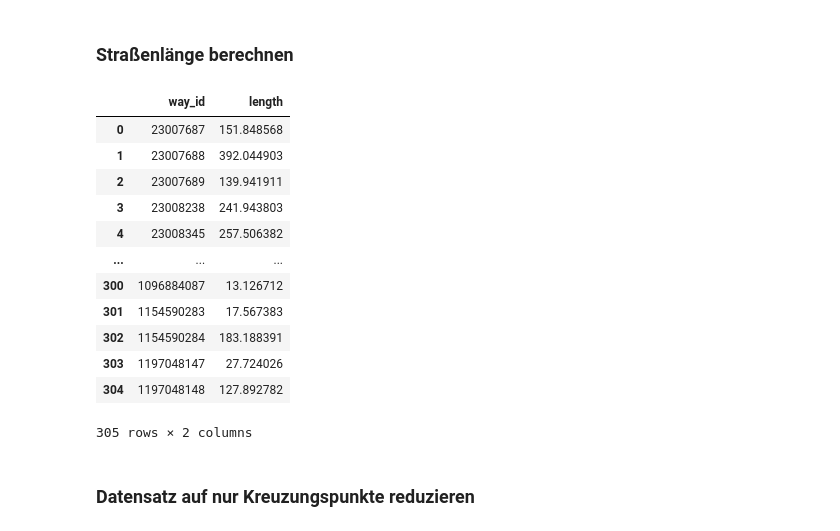
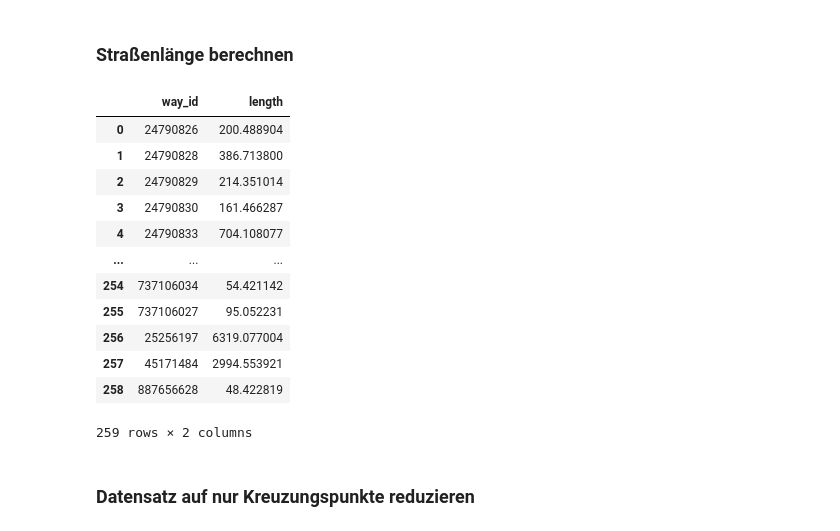
Before and after one commit to Samuelscoding/Bachelorarbeit, a Jupyter notebook: Dataset_Visualization.ipynb, the cells around one changed output. Saved outputs shown, nothing was run; the diff lists cells and outputs as text; code cells hidden in the pictures.

```diff
--- a/Dataset_Visualization.ipynb
+++ b/Dataset_Visualization.ipynb
@@ -76,6 +76,4 @@ df_osm
 # %% [markdown]
 ### Datensatz für Straßen
 # %%
-ways_filter = df_osm[(df_osm['type'] == 'way') &
-                        (df_osm['tagkey'] == 'highway')]
-ways_filter
+ways_filter = df_osm[(df_osm['type'] == 'way') & (df_osm['tagkey'] == 'highway')]
@@ -161,46 +145,46 @@ def haversine(lon1, lat1, lon2, lat2):
 def calculate_full_road_length(way_row, df_nodes):
     node_ids = way_row['node_ids']
     total_length = 0
 
     for i in range(len(node_ids) - 1):
         first_node = df_nodes[df_nodes['id'] == node_ids[i]]
         second_node = df_nodes[df_nodes['id'] == node_ids[i + 1]]
 
         # Überprüfung, ob beide Knoten existieren
         if first_node.empty or second_node.empty:
             return None
 
         total_length += haversine(
             first_node['longitude'].values[0], first_node['latitude'].values[0],
             second_node['longitude'].values[0], second_node['latitude'].values[0]
         )
 
     return total_length
 
 road_lengths = []
 
-for index, way_row in ways_filter.iterrows():
+for index, way_row in final_ways.iterrows():
     length = calculate_full_road_length(way_row, df_osm)
     if length is not None:
         road_lengths.append({'way_id': way_row['id'], 'length': length})
 
 df_road_length = pd.DataFrame(road_lengths)
 
 df_road_length
 # %% [output]
 |  | way_id | length |
-| 0 | 23007687 | 151.848568 |
-| 1 | 23007688 | 392.044903 |
-| 2 | 23007689 | 139.941911 |
-| 3 | 23008238 | 241.943803 |
-| 4 | 23008345 | 257.506382 |
+| 0 | 24790826 | 200.488904 |
+| 1 | 24790828 | 386.713800 |
+| 2 | 24790829 | 214.351014 |
+| 3 | 24790830 | 161.466287 |
+| 4 | 24790833 | 704.108077 |
 | ... | ... | ... |
-| 300 | 1096884087 | 13.126712 |
-| 301 | 1154590283 | 17.567383 |
-| 302 | 1154590284 | 183.188391 |
-| 303 | 1197048147 | 27.724026 |
-| 304 | 1197048148 | 127.892782 |
+| 254 | 737106034 | 54.421142 |
+| 255 | 737106027 | 95.052231 |
+| 256 | 25256197 | 6319.077004 |
+| 257 | 45171484 | 2994.553921 |
+| 258 | 887656628 | 48.422819 |
-305 rows × 2 columns
+259 rows × 2 columns
 # %% [markdown]
 ### Datensatz auf nur Kreuzungspunkte reduzieren
 # %%
```
Also changed, not shown: parts of 3 cells of this notebook.
